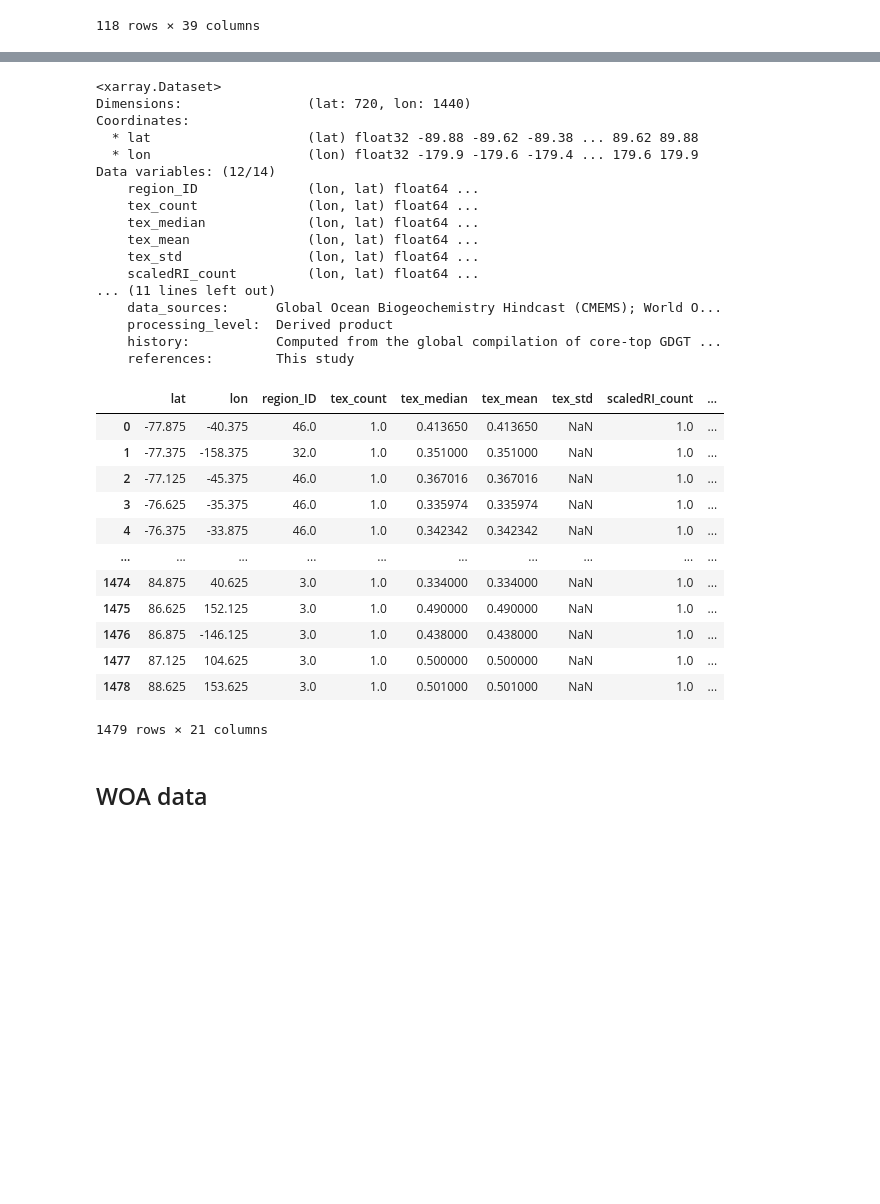
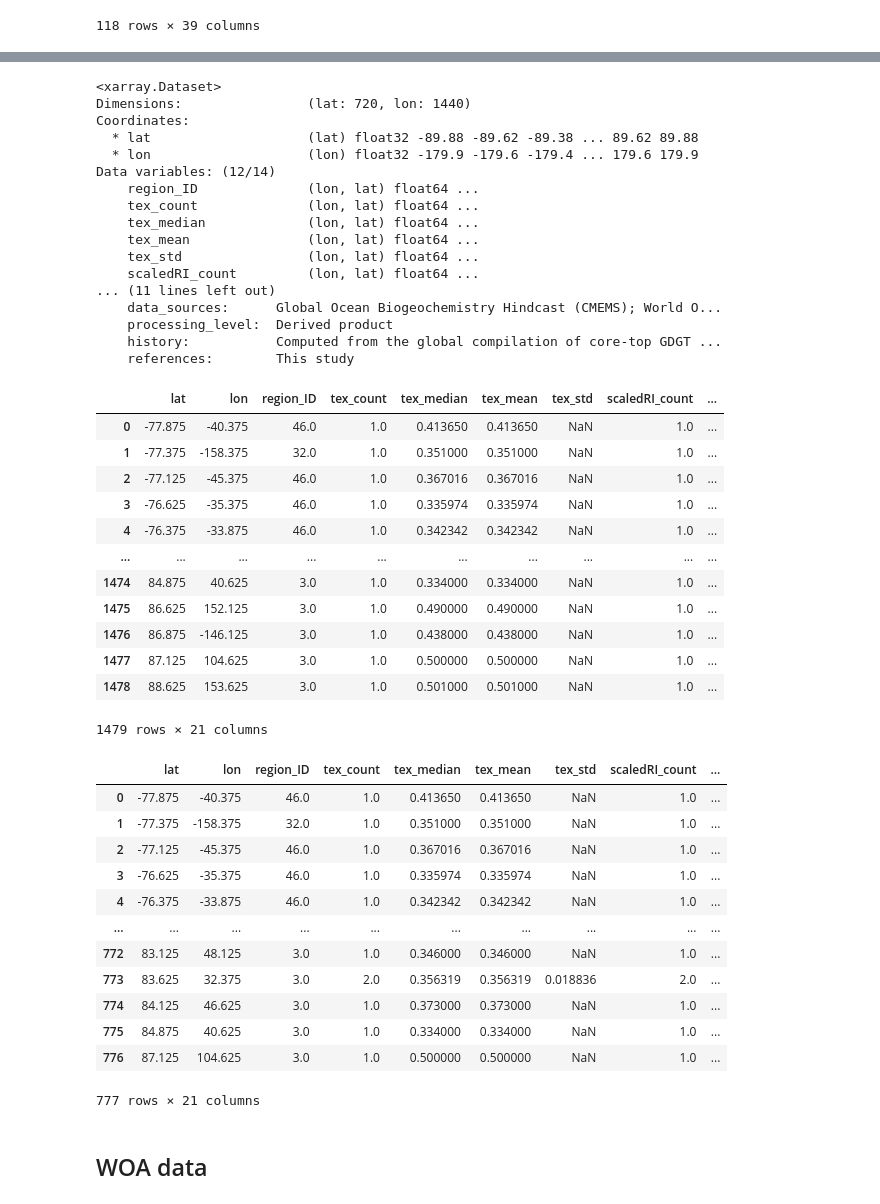
Before and after one commit to PaleoLipidRR/TEXAS, a Jupyter notebook: ipynb_files/figures_for_manuscripts.ipynb, the cells around one changed output, grey strips where cells are left out. Cells and saved outputs as stored; diff of their text form; code cells hidden in the pictures; blank space fills up the shorter version.

```diff
--- a/ipynb_files/figures_for_manuscripts.ipynb
+++ b/ipynb_files/figures_for_manuscripts.ipynb
@@ -399,7 +402,10 @@ display(coretop_ds)
 
 coretop_ds_merged = xr.merge([coretop_ds, ocean_properties_ds])
 coretop_df = coretop_ds_merged.to_dataframe().dropna(subset=['scaledRI_median','t_sf2tc_avg']).reset_index()
-coretop_df
+display(coretop_df)
+
+coretop_low23_df = coretop_df[coretop_df['gdgt23ratio_median']<5].reset_index(drop=True)
+coretop_low23_df
 # %% [output]
 <xarray.Dataset>
 Dimensions:        (lat: 720, lon: 1440)
@@ -423,33 +429,46 @@ Attributes:
 <xarray.Dataset>
 Dimensions:                (lat: 720, lon: 1440)
 Coordinates:
   * lat                    (lat) float32 -89.88 -89.62 -89.38 ... 89.62 89.88
   * lon                    (lon) float32 -179.9 -179.6 -179.4 ... 179.6 179.9
 Data variables: (12/14)
     region_ID              (lon, lat) float64 ...
     tex_count              (lon, lat) float64 ...
     tex_median             (lon, lat) float64 ...
     tex_mean               (lon, lat) float64 ...
     tex_std                (lon, lat) float64 ...
     scaledRI_count         (lon, lat) float64 ...
 ... (11 lines left out)
     data_sources:      Global Ocean Biogeochemistry Hindcast (CMEMS); World O...
     processing_level:  Derived product
     history:           Computed from the global compilation of core-top GDGT ...
     references:        This study
 |  | lat | lon | region_ID | tex_count | tex_median | tex_mean | tex_std | scaledRI_count | ... |
 | 0 | -77.875 | -40.375 | 46.0 | 1.0 | 0.413650 | 0.413650 | NaN | 1.0 | ... |
 | 1 | -77.375 | -158.375 | 32.0 | 1.0 | 0.351000 | 0.351000 | NaN | 1.0 | ... |
 | 2 | -77.125 | -45.375 | 46.0 | 1.0 | 0.367016 | 0.367016 | NaN | 1.0 | ... |
 | 3 | -76.625 | -35.375 | 46.0 | 1.0 | 0.335974 | 0.335974 | NaN | 1.0 | ... |
 | 4 | -76.375 | -33.875 | 46.0 | 1.0 | 0.342342 | 0.342342 | NaN | 1.0 | ... |
 | ... | ... | ... | ... | ... | ... | ... | ... | ... | ... |
 | 1474 | 84.875 | 40.625 | 3.0 | 1.0 | 0.334000 | 0.334000 | NaN | 1.0 | ... |
 | 1475 | 86.625 | 152.125 | 3.0 | 1.0 | 0.490000 | 0.490000 | NaN | 1.0 | ... |
 | 1476 | 86.875 | -146.125 | 3.0 | 1.0 | 0.438000 | 0.438000 | NaN | 1.0 | ... |
 | 1477 | 87.125 | 104.625 | 3.0 | 1.0 | 0.500000 | 0.500000 | NaN | 1.0 | ... |
 | 1478 | 88.625 | 153.625 | 3.0 | 1.0 | 0.501000 | 0.501000 | NaN | 1.0 | ... |
 1479 rows × 21 columns
+|  | lat | lon | region_ID | tex_count | tex_median | tex_mean | tex_std | scaledRI_count | ... |
+| 0 | -77.875 | -40.375 | 46.0 | 1.0 | 0.413650 | 0.413650 | NaN | 1.0 | ... |
+| 1 | -77.375 | -158.375 | 32.0 | 1.0 | 0.351000 | 0.351000 | NaN | 1.0 | ... |
+| 2 | -77.125 | -45.375 | 46.0 | 1.0 | 0.367016 | 0.367016 | NaN | 1.0 | ... |
+| 3 | -76.625 | -35.375 | 46.0 | 1.0 | 0.335974 | 0.335974 | NaN | 1.0 | ... |
+| 4 | -76.375 | -33.875 | 46.0 | 1.0 | 0.342342 | 0.342342 | NaN | 1.0 | ... |
+| ... | ... | ... | ... | ... | ... | ... | ... | ... | ... |
+| 772 | 83.125 | 48.125 | 3.0 | 1.0 | 0.346000 | 0.346000 | NaN | 1.0 | ... |
+| 773 | 83.625 | 32.375 | 3.0 | 2.0 | 0.356319 | 0.356319 | 0.018836 | 2.0 | ... |
+| 774 | 84.125 | 46.625 | 3.0 | 1.0 | 0.373000 | 0.373000 | NaN | 1.0 | ... |
+| 775 | 84.875 | 40.625 | 3.0 | 1.0 | 0.334000 | 0.334000 | NaN | 1.0 | ... |
+| 776 | 87.125 | 104.625 | 3.0 | 1.0 | 0.500000 | 0.500000 | NaN | 1.0 | ... |
+777 rows × 21 columns
 # %% [markdown]
 ## WOA data
 # %%
```
Also changed, not shown: parts of 3 cells of this notebook, 14 other files.
